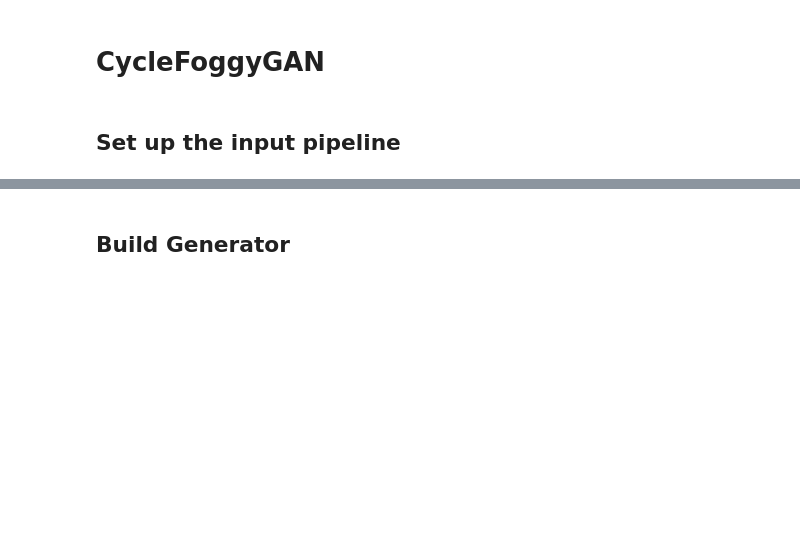
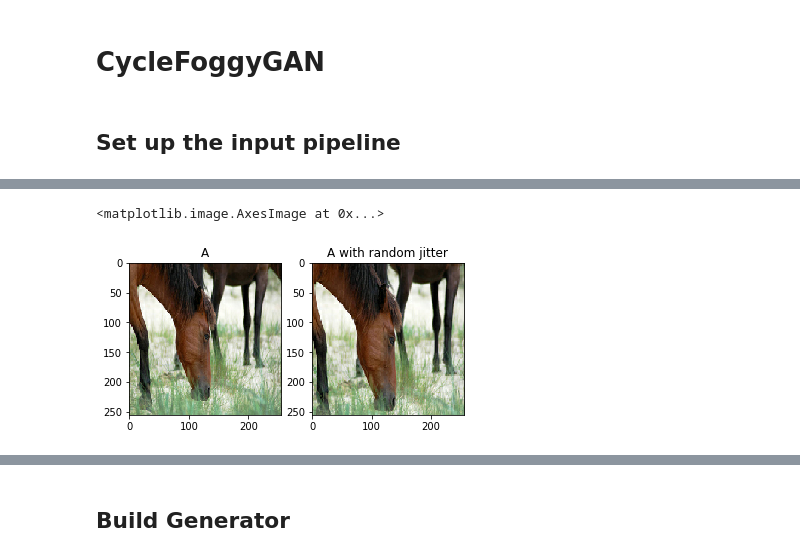
Before and after one commit to ghaiszaher/Foggy-CycleGAN, a Jupyter notebook: Foggy_CycleGAN.ipynb, the cells around one changed output, grey strips where cells are left out. Drawn from its saved outputs; the diff is of its cells as text; code cells hidden in the pictures; blank space fills up the shorter version.

```diff
--- a/Foggy_CycleGAN.ipynb
+++ b/Foggy_CycleGAN.ipynb
@@ -146,14 +44,21 @@ test_B = test_B.map(
+# %%
+from  lib.dataset import DatasetInitializer
+datasetInit = DatasetInitializer(256, 256)
+(train_clear, train_fog), (test_clear, test_fog) = datasetInit.prepare_dataset(BUFFER_SIZE, BATCH_SIZE, AUTOTUNE)
 # %%
-sample_A = next(iter(train_A))
-sample_B = next(iter(train_B))
+sample_clear = next(iter(train_clear))
+sample_fog = next(iter(train_fog))
 # %%
 plt.subplot(121)
 plt.title('A')
-plt.imshow(output_to_rgb(sample_A[0]))
+plt.imshow(sample_clear[0])
 
 plt.subplot(122)
 plt.title('A with random jitter')
-plt.imshow(output_to_rgb(random_jitter(sample_A[0])))
+plt.imshow(datasetInit.random_jitter(sample_clear[0]))
+# %% [output]
+<matplotlib.image.AxesImage at 0x...>
+[figure, added]
 # %%
 plt.subplot(121)
 plt.title('B')
```
Also changed, not shown: parts of 50 cells of this notebook, 8 other files.
